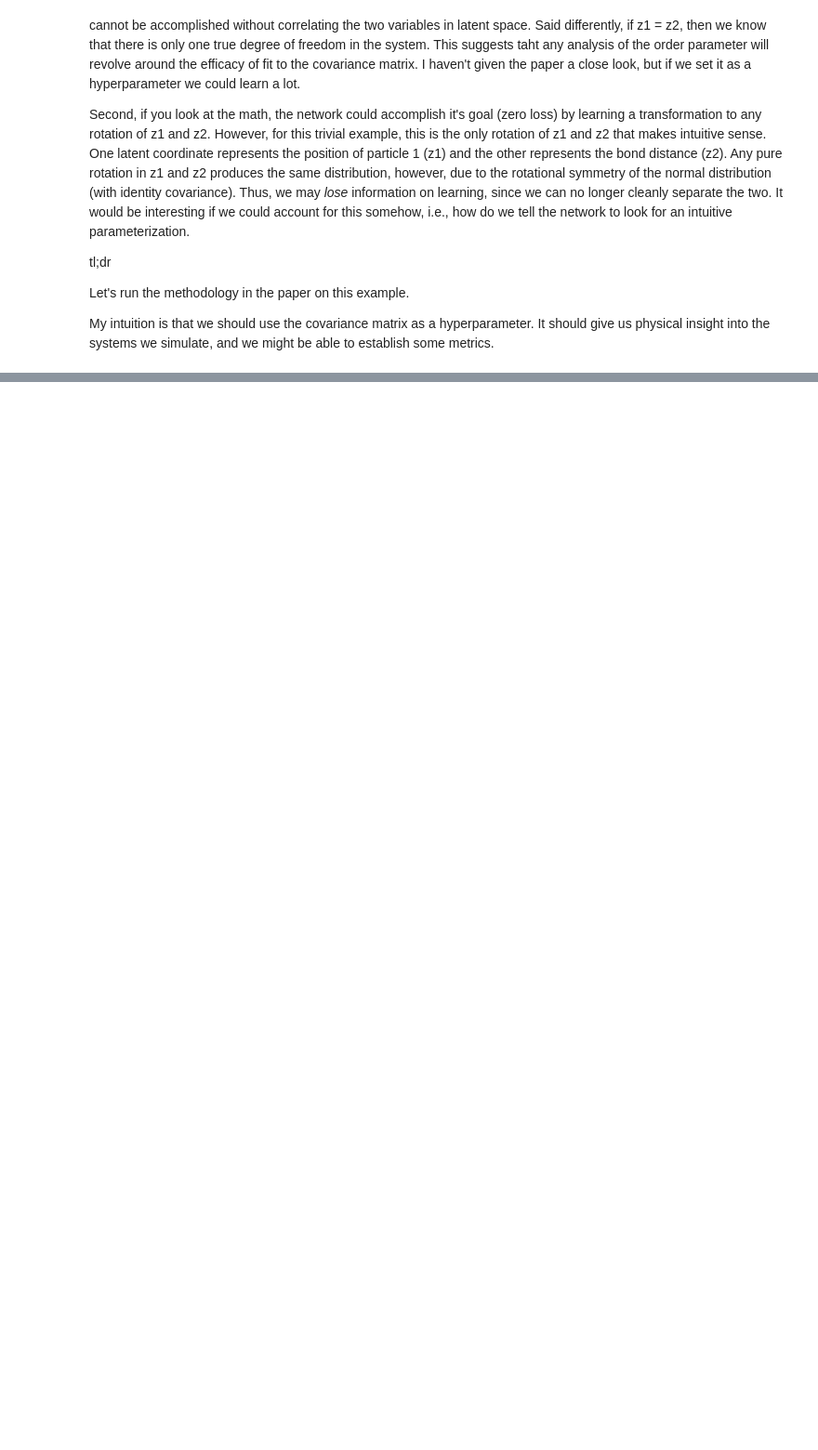
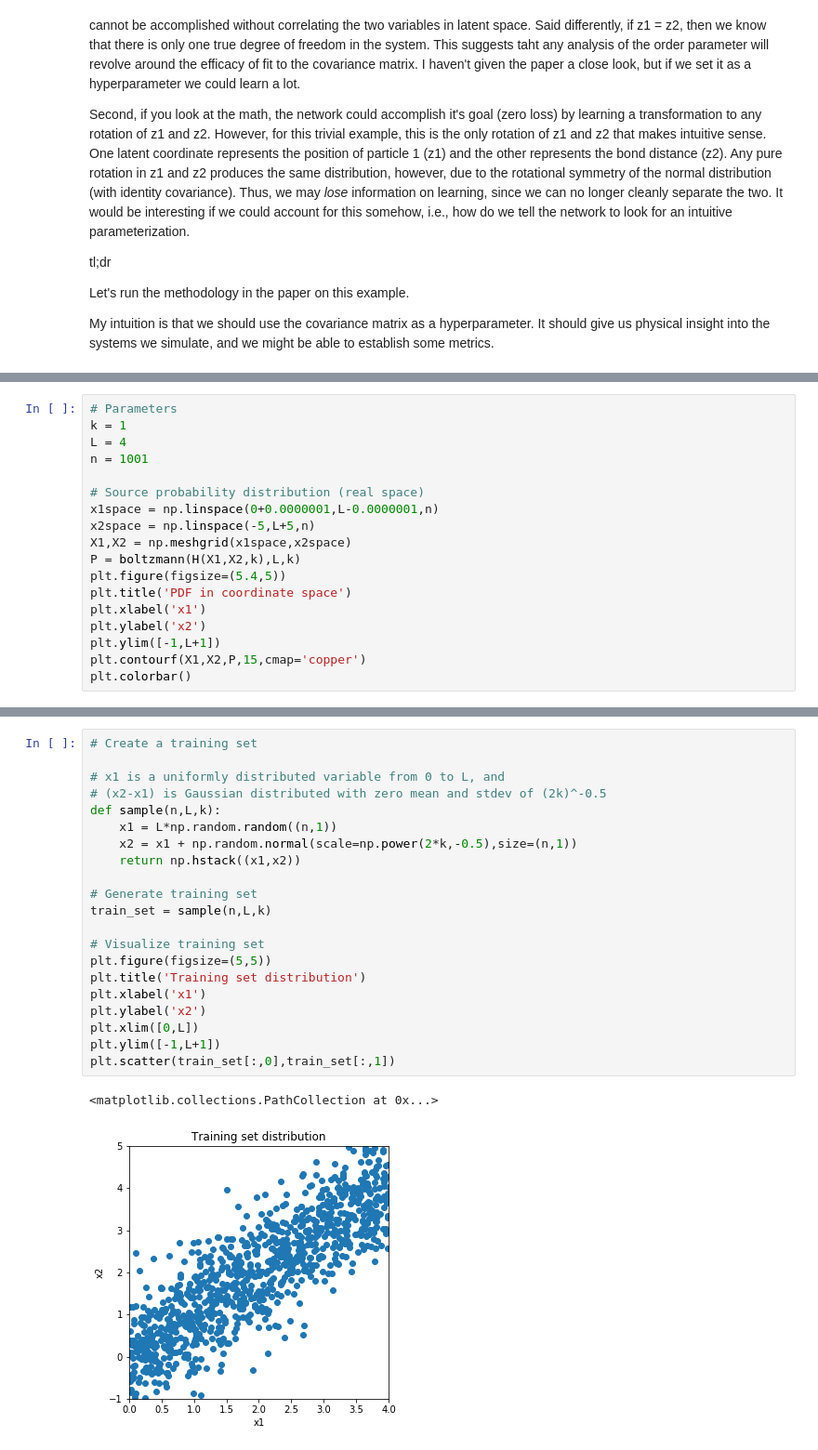
Before and after one commit to jbinagia/CS-230-Final-Project, a Jupyter notebook: notebooks/analytical_example.ipynb, the cells around one changed output, grey strips where cells are left out. Shown at 93% size. Cells and saved outputs as stored; diff of their text form; blank space fills up the shorter version.

Commit message:
added some neural network training stuff

```diff
--- a/notebooks/analytical_example.ipynb
+++ b/notebooks/analytical_example.ipynb
@@ -193,0 +212,18 @@ My intuition is that we should use the covariance matrix as a hyperparameter. It
+# %%
+# Parameters
+k = 1
+L = 4
+n = 1001
+
+# Source probability distribution (real space)
+x1space = np.linspace(0+0.0000001,L-0.0000001,n)
+x2space = np.linspace(-5,L+5,n)
+X1,X2 = np.meshgrid(x1space,x2space)
+P = boltzmann(H(X1,X2,k),L,k)
+plt.figure(figsize=(5.4,5))
+plt.title('PDF in coordinate space')
+plt.xlabel('x1')
+plt.ylabel('x2')
+plt.ylim([-1,L+1])
+plt.contourf(X1,X2,P,15,cmap='copper')
+plt.colorbar()
@@ -193,0 +233,24 @@ My intuition is that we should use the covariance matrix as a hyperparameter. It
+# %%
+# Create a training set
+
+# x1 is a uniformly distributed variable from 0 to L, and
+# (x2-x1) is Gaussian distributed with zero mean and stdev of (2k)^-0.5
+def sample(n,L,k):
+    x1 = L*np.random.random((n,1))
+    x2 = x1 + np.random.normal(scale=np.power(2*k,-0.5),size=(n,1))
+    return np.hstack((x1,x2))
+
+# Generate training set
+train_set = sample(n,L,k)
+
+# Visualize training set
+plt.figure(figsize=(5,5))
+plt.title('Training set distribution')
+plt.xlabel('x1')
+plt.ylabel('x2')
+plt.xlim([0,L])
+plt.ylim([-1,L+1])
+plt.scatter(train_set[:,0],train_set[:,1])
+# %% [output]
+<matplotlib.collections.PathCollection at 0x...>
+[figure, added]
```
Also changed, not shown: parts of 9 cells of this notebook.
